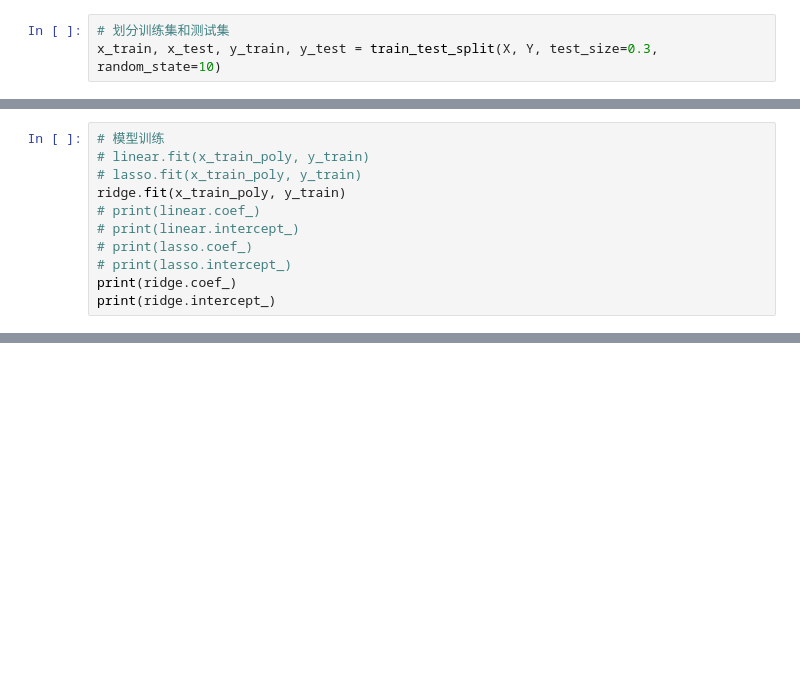
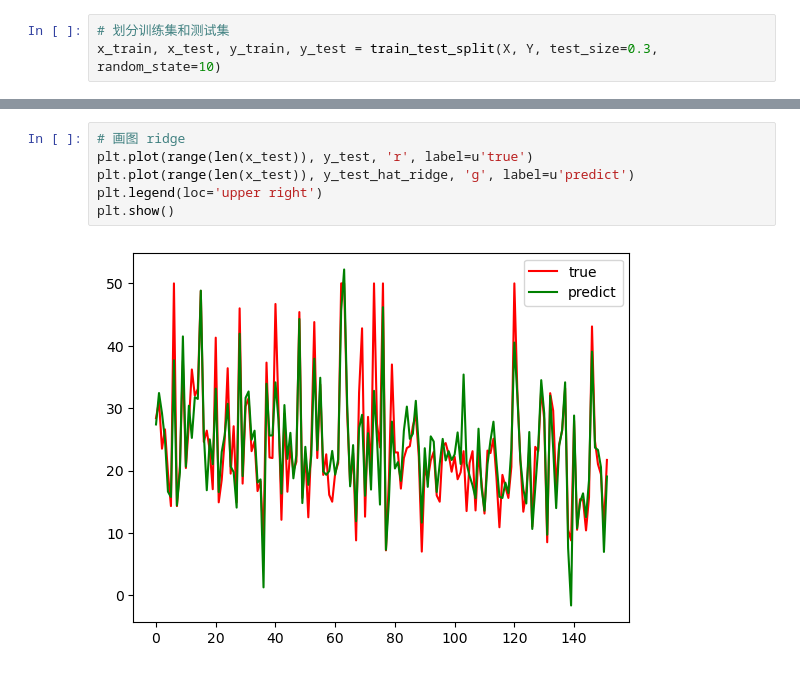
Before and after one commit to LZX842056112/DeepBlueML, a Jupyter notebook: 02_线性回归/04_波士顿房屋价格多项式扩展.ipynb, the cells around one changed output, grey strips where cells are left out. Saved outputs shown, nothing was run; the diff lists cells and outputs as text; blank space fills up the shorter version.

```diff
--- a/02_线性回归/04_波士顿房屋价格多项式扩展.ipynb
+++ b/02_线性回归/04_波士顿房屋价格多项式扩展.ipynb
@@ -59,11 +69,0 @@ Ridge()
-# %%
-# 模型训练
-# linear.fit(x_train_poly, y_train)
-# lasso.fit(x_train_poly, y_train)
-ridge.fit(x_train_poly, y_train)
-# print(linear.coef_)
-# print(linear.intercept_)
-# print(lasso.coef_)
-# print(lasso.intercept_)
-print(ridge.coef_)
-print(ridge.intercept_)
@@ -111,0 +173,8 @@ plt.show()
+# %%
+# 画图 ridge
+plt.plot(range(len(x_test)), y_test, 'r', label=u'true')
+plt.plot(range(len(x_test)), y_test_hat_ridge, 'g', label=u'predict')
+plt.legend(loc='upper right')
+plt.show()
+# %% [output]
+[figure, added]
```
Also changed, not shown: parts of 14 cells of this notebook, 1 other file.
